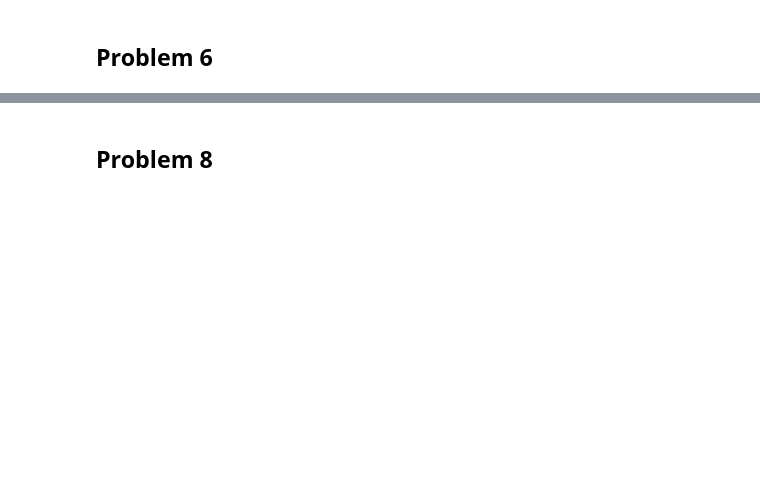
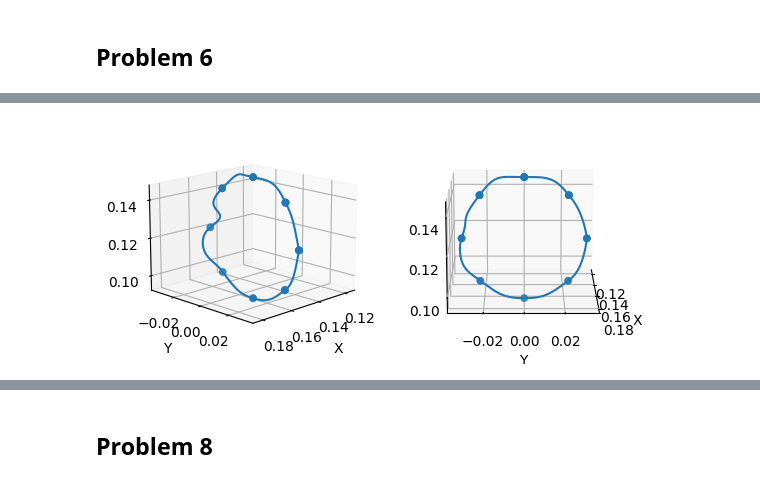
Before and after one commit to RaixSplitter/34753-Robotics-Project, a Jupyter notebook: notebooks/calculations.ipynb, the cells around one changed output, grey strips where cells are left out. Drawn from its saved outputs; the diff is of its cells as text; code cells hidden in the pictures; blank space fills up the shorter version.

```diff
--- a/notebooks/calculations.ipynb
+++ b/notebooks/calculations.ipynb
@@ -329,0 +403,8 @@ plt.axis('equal')
+# %%
+def angular_velocity(phi, velocity):
+    ang_vel = Matrix([0, cos(phi+pi/2) * velocity, sin(phi+pi/2) * velocity])
+    ang_vel_size = ang_vel[0]**2 + ang_vel[1]**2 + ang_vel[2]**2
+    if ang_vel[0] != 0:
+        print("get fucked")
+    assert round(float(ang_vel_size),8) == round(float(velocity**2),8)
+    return ang_vel
@@ -329,0 +462,20 @@ plt.axis('equal')
+# %%
+fig, axs = plt.subplots(1, 2, subplot_kw={'projection': '3d'})
+# cols = ['red'] + ['green'] * (len(points)-2) + ['blue']
+axs[0].scatter(xp, yp, zp)
+# axs[0].scatter(y, z, c = cols)
+axs[0].plot(x, y,z)
+axs[0].set_xlabel('X')
+axs[0].set_ylabel('Y')
+axs[0].set_zlabel('Z')
+axs[0].axis('equal')
+axs[0].view_init(elev=15, azim=45, roll=0)
+axs[1].scatter(xp, yp,zp)
+axs[1].plot(x, y,z)
+axs[1].set_xlabel('X')
+axs[1].set_ylabel('Y')
+axs[1].axis('equal')
+axs[1].view_init(elev=15, azim=0, roll=0)
+plt.show()
+# %% [output]
+[figure, added]
```
Also changed, not shown: parts of 49 cells of this notebook.
